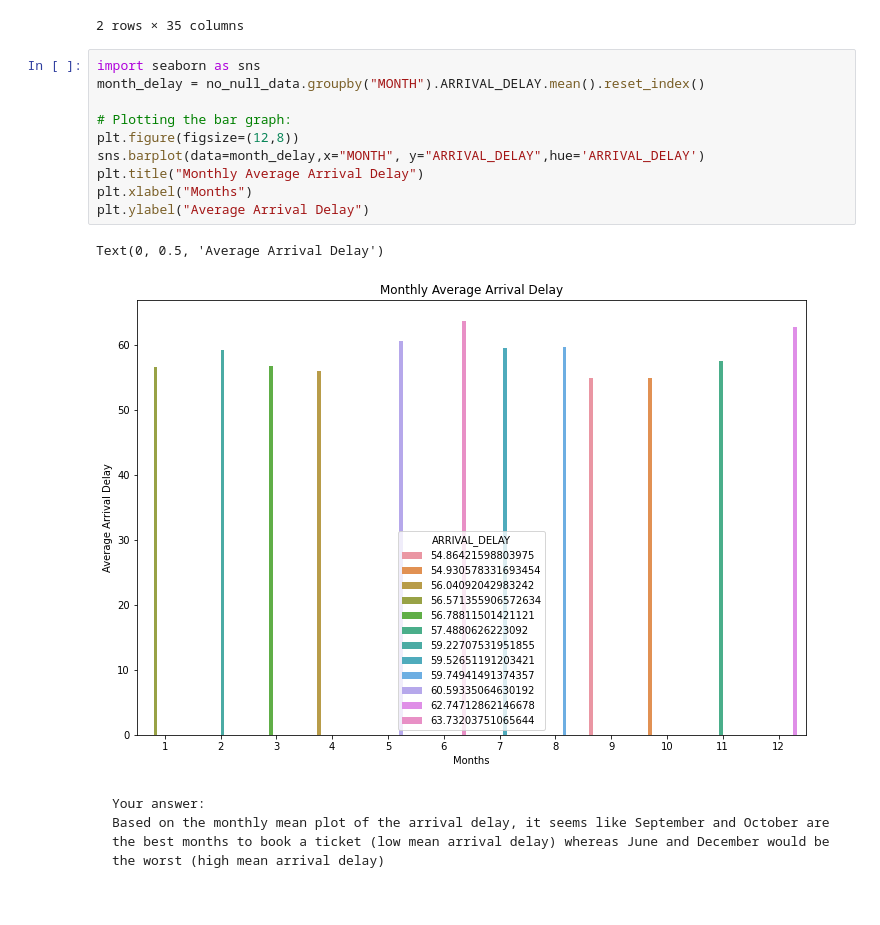
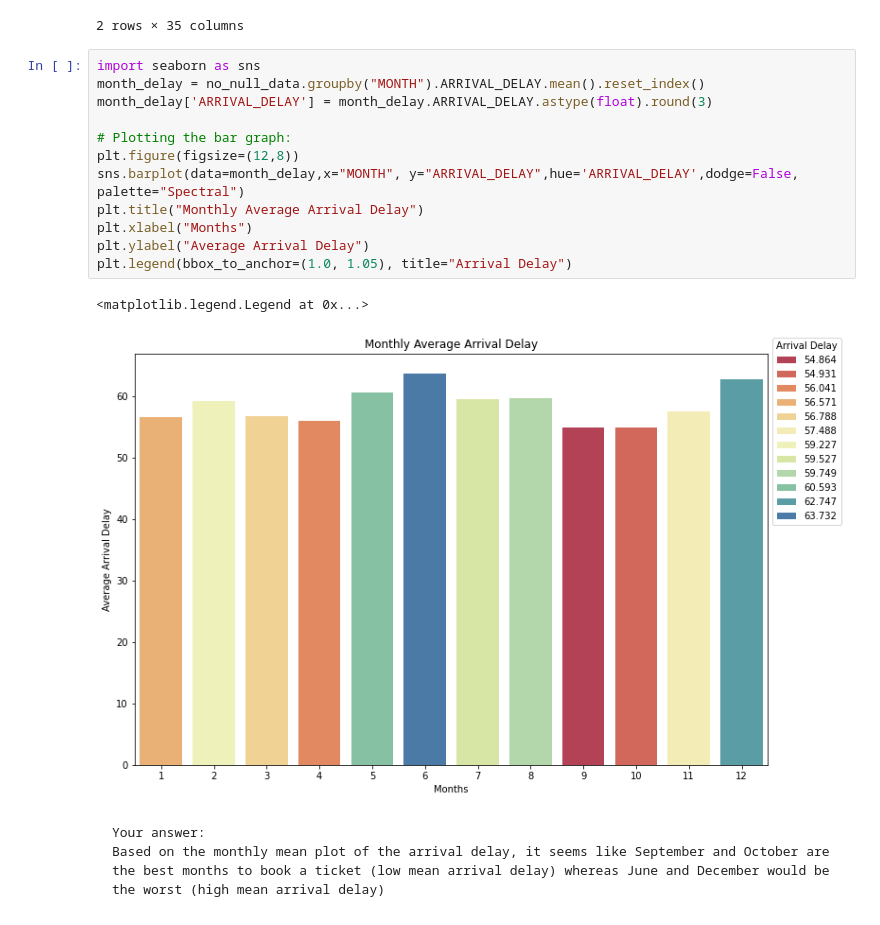
Before and after one commit to nv2205/Flight-Data-Project, a Jupyter notebook: flight dataset.ipynb, the cells around one changed output. Saved outputs shown, nothing was run; the diff lists cells and outputs as text.

```diff
--- a/flight dataset.ipynb
+++ b/flight dataset.ipynb
@@ -212,16 +212,18 @@ no_null_data.head(2)
 # %%
 import seaborn as sns
 month_delay = no_null_data.groupby("MONTH").ARRIVAL_DELAY.mean().reset_index()
+month_delay['ARRIVAL_DELAY'] = month_delay.ARRIVAL_DELAY.astype(float).round(3)
 
 # Plotting the bar graph:
 plt.figure(figsize=(12,8))
-sns.barplot(data=month_delay,x="MONTH", y="ARRIVAL_DELAY",hue='ARRIVAL_DELAY')
+sns.barplot(data=month_delay,x="MONTH", y="ARRIVAL_DELAY",hue='ARRIVAL_DELAY',dodge=False, palette="Spectral")
 plt.title("Monthly Average Arrival Delay")
 plt.xlabel("Months")
 plt.ylabel("Average Arrival Delay")
+plt.legend(bbox_to_anchor=(1.0, 1.05), title="Arrival Delay")
 # %% [output]
-Text(0, 0.5, 'Average Arrival Delay')
+<matplotlib.legend.Legend at 0x...>
-[figure, old version]
+[figure, new version]
 # %% [markdown]
     Your answer:
     Based on the monthly mean plot of the arrival delay, it seems like September and October are the best months to book a ticket (low mean arrival delay) whereas June and December would be the worst (high mean arrival delay)
```
Also changed, not shown: parts of 23 cells of this notebook.
